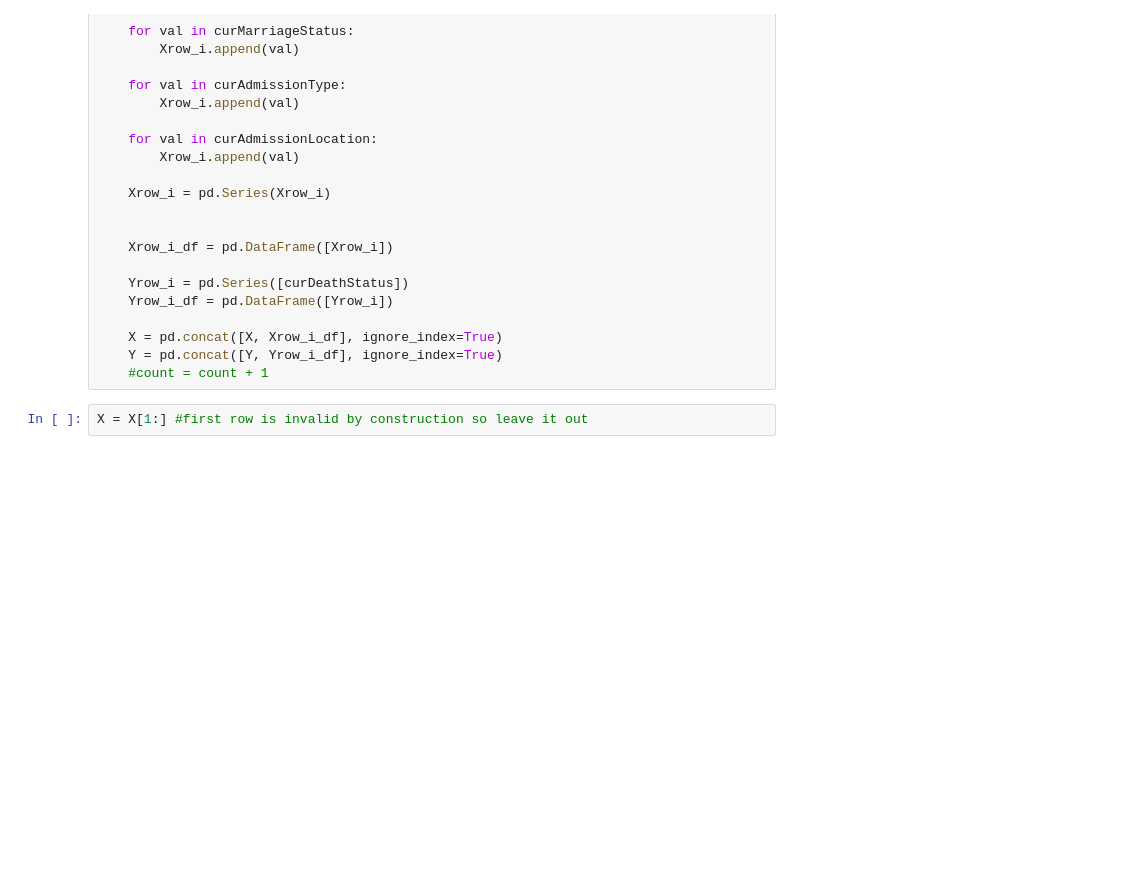
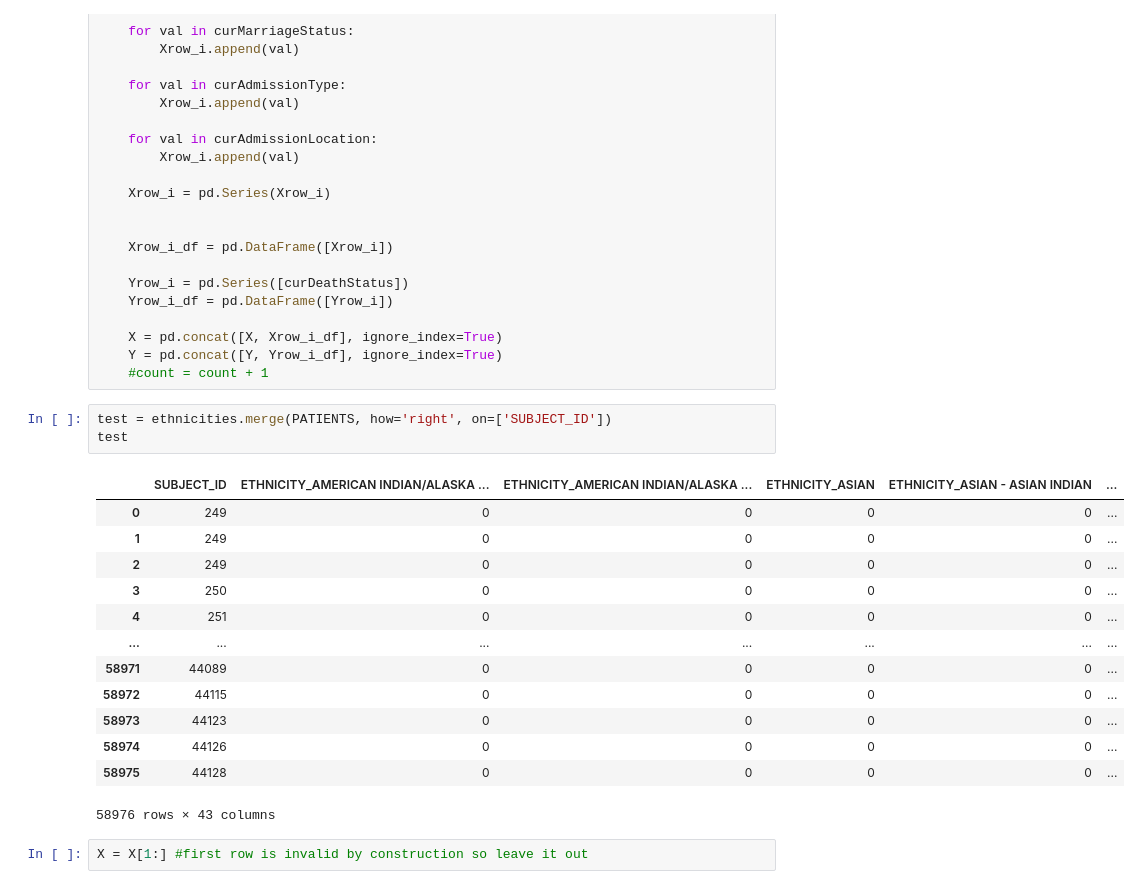
Before and after one commit to zhiyue13/cobalt, a Jupyter notebook: Patrick Huie Cobalt Workbook.ipynb, the cells around one changed output. Saved outputs shown, nothing was run; the diff lists cells and outputs as text; blank space fills up the shorter version.

```diff
--- a/Patrick Huie Cobalt Workbook.ipynb
+++ b/Patrick Huie Cobalt Workbook.ipynb
@@ -329,6 +360,23 @@ for i in unique_patient_ids:
     X = pd.concat([X, Xrow_i_df], ignore_index=True)
     Y = pd.concat([Y, Yrow_i_df], ignore_index=True)
     #count = count + 1
+# %%
+test = ethnicities.merge(PATIENTS, how='right', on=['SUBJECT_ID'])
+test
+# %% [output]
+|  | SUBJECT_ID | ETHNICITY_AMERICAN INDIAN/ALASKA ... | ETHNICITY_AMERICAN INDIAN/ALASKA ... | ETHNICITY_ASIAN | ETHNICITY_ASIAN - ASIAN INDIAN | ... |
+| 0 | 249 | 0 | 0 | 0 | 0 | ... |
+| 1 | 249 | 0 | 0 | 0 | 0 | ... |
+| 2 | 249 | 0 | 0 | 0 | 0 | ... |
+| 3 | 250 | 0 | 0 | 0 | 0 | ... |
+| 4 | 251 | 0 | 0 | 0 | 0 | ... |
+| ... | ... | ... | ... | ... | ... | ... |
+| 58971 | 44089 | 0 | 0 | 0 | 0 | ... |
+| 58972 | 44115 | 0 | 0 | 0 | 0 | ... |
+| 58973 | 44123 | 0 | 0 | 0 | 0 | ... |
+| 58974 | 44126 | 0 | 0 | 0 | 0 | ... |
+| 58975 | 44128 | 0 | 0 | 0 | 0 | ... |
+58976 rows × 43 columns
 # %%
 X = X[1:] #first row is invalid by construction so leave it out
 # %%
```
Also changed, not shown: parts of 8 cells of this notebook.
